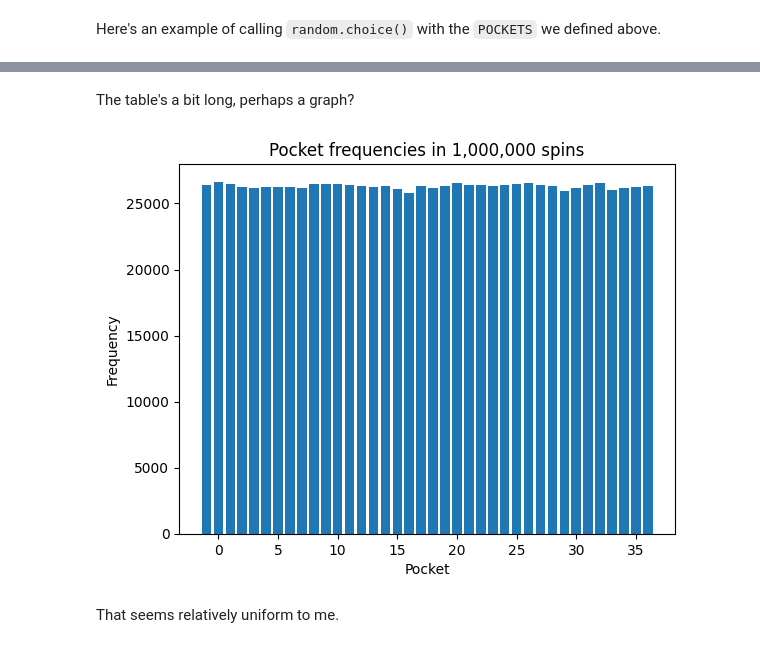
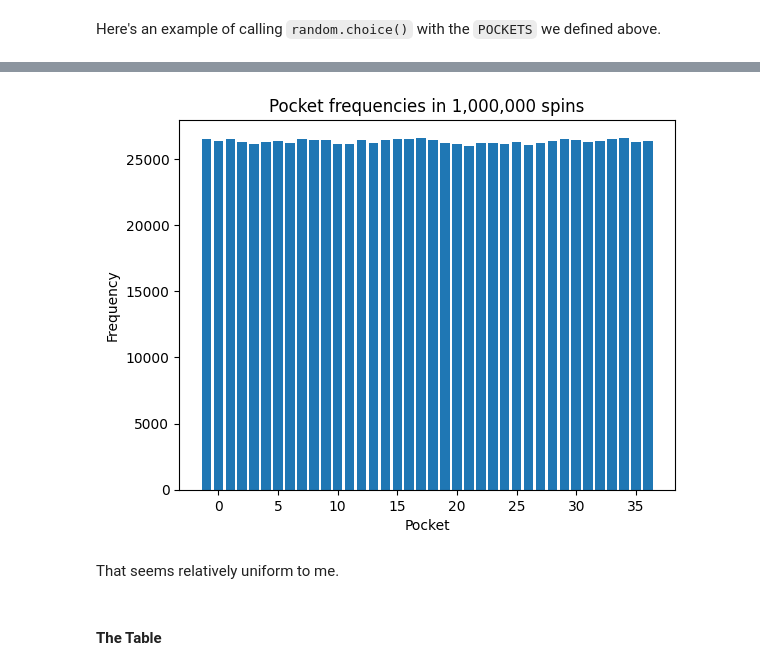
Before and after one commit to TecKnow/python-roulette, a Jupyter notebook: roulette.ipynb, the cells around one changed output, grey strips where cells are left out. Drawn from its saved outputs; the diff is of its cells as text; code cells hidden in the pictures.

```diff
--- a/roulette.ipynb
+++ b/roulette.ipynb
@@ -62,7 +96,4 @@ print(
 from collections import Counter
 # %%
 million_spins = tuple(theWheel.spin() for _ in range(1_000_000))
-million_spin_frequencies = sorted(Counter(million_spins).most_common())
-print("Pocket\tFrequency")
-for pocket in million_spin_frequencies:
-    print(f"{pocket[0][0]}\t{pocket[1]:,g}")
+million_spins = sorted(Counter(million_spins).items())
@@ -87,15 +100,13 @@ Pocket  Frequency
-# %% [markdown]
-The table's a bit long, perhaps a graph?
 # %%
 import matplotlib.pyplot as plt
 # %%
 fig, ax = plt.subplots()
-ax.bar([pocket[0][0] for pocket in million_spin_frequencies], [pocket[1] for pocket in million_spin_frequencies])
+ax.bar([pocket[0][0] for pocket in million_spins], [pocket[1] for pocket in million_spins])
 ax.set_title("Pocket frequencies in 1,000,000 spins")
 ax.set_xlabel("Pocket")
 ax.set_ylabel("Frequency")
 plt.show()
 # %% [output]
-[figure, old version]
+[figure, new version]
 # %% [markdown]
 That seems relatively uniform to me.
@@ -103,0 +113,2 @@ from itertools import zip_longest
+# %% [markdown]
+#### The Table
```
Also changed, not shown: parts of 50 cells of this notebook.
